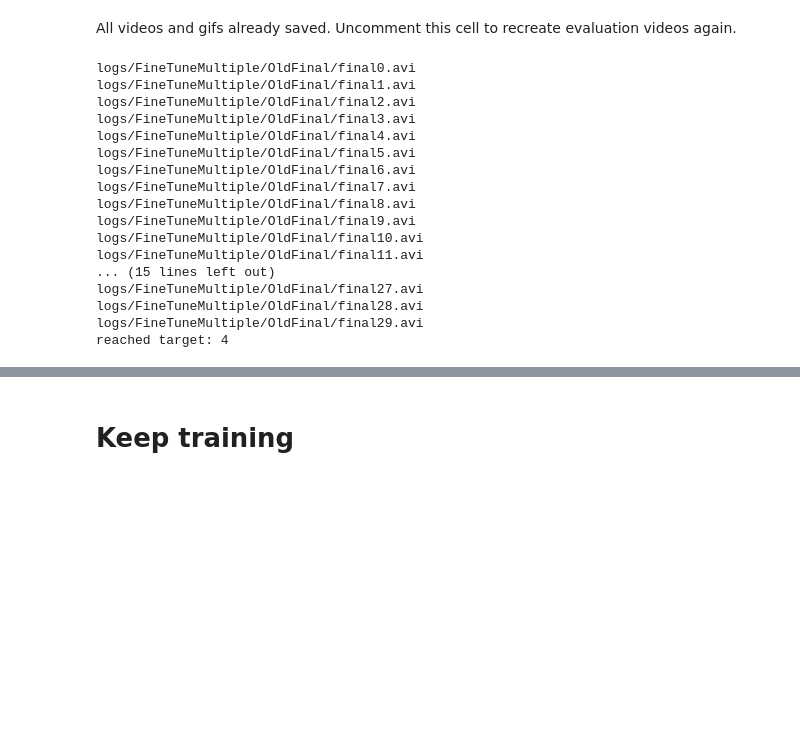
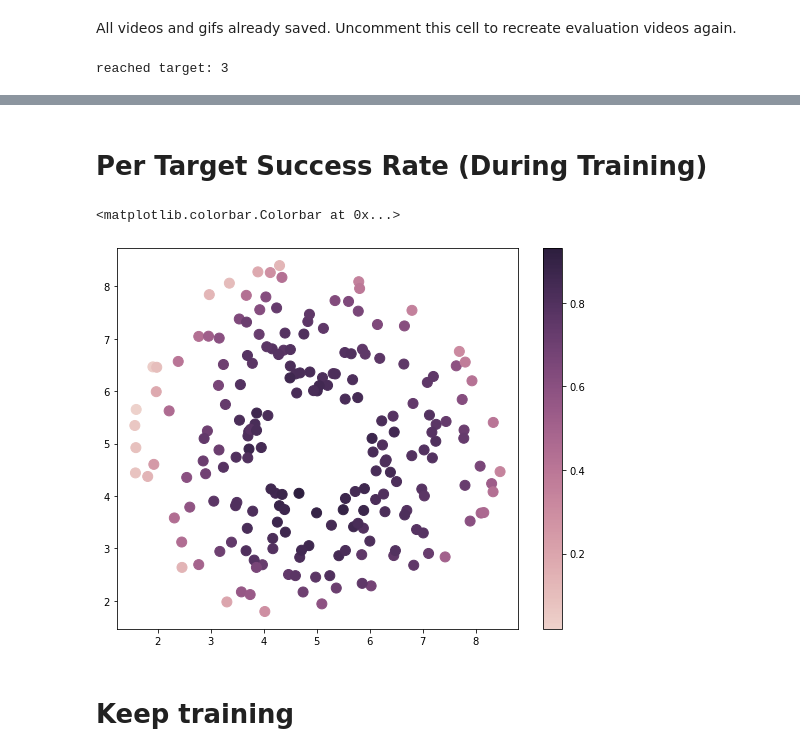
Before and after one commit to rl-project-dor-yuval/robomaze, a Jupyter notebook: Training/FineTuneMultiple.ipynb, the cells around one changed output, grey strips where cells are left out. Drawn from its saved outputs; the diff is of its cells as text; code cells hidden in the pictures; blank space fills up the shorter version.

```diff
--- a/Training/FineTuneMultiple.ipynb
+++ b/Training/FineTuneMultiple.ipynb
@@ -56,7 +61,8 @@ _, eval_env = get_multi_targets_circle_envs(radius=2.7,
 # Visual Results
 load trained model and show visual results on subset of the targets:
 # %%
-trained_model_dir = os.path.join("logs", "backup_SmallerMaze_5m")
+trained_model_dir = os.path.join("logs", "MultiTargets","TargetEpsilon0.5")
+
 new_results_dir = os.path.join("logs", "FineTuneMultiple")
 
 model = DDPG.load(os.path.join(trained_model_dir, "best_model"))
@@ -64,51 +70,35 @@ model = DDPG.load(os.path.join(trained_model_dir, "best_model"))
 All videos and gifs already saved.
 Uncomment this cell to recreate evaluation videos again.
 # %%
-# N_TARGETS_TO_VISUALIZE = 30
+N_TARGETS_TO_VISUALIZE = 3
 
-# rewards = []
-# reach_target_count = 0
+rewards = []
+reach_target_count = 0
 
-# for tgt in range(N_TARGETS_TO_VISUALIZE):
-#     episode_reward = 0
-#     done = False
+for tgt in range(N_TARGETS_TO_VISUALIZE):
+    episode_reward = 0
+    done = False
 
-#     video_path = os.path.join(new_results_dir, "OldFinal", "final" + str(tgt) + ".avi")
-#     print(video_path)
+    video_path = os.path.join(new_results_dir, "OldFinal", "final" + str(tgt) + ".avi")
+    # print(video_path)
 
-#     obs = eval_env.reset(create_video=True, video_path=video_path, target_index=tgt)
-#     while not done:
-#         action, _ = model.predict(obs, deterministic=True)
-#         obs, reward, done, _ = eval_env.step(action)
-#         episode_reward += reward
+    obs = eval_env.reset(create_video=True, video_path=video_path, target_index=tgt)
+    while not done:
+        action, _ = model.predict(obs, deterministic=True)
+        obs, reward, done, _ = eval_env.step(action)
+        episode_reward += reward
 
-#     rewards.append("reward: " + str(episode_reward))
-#     if episode_reward > 0:
-#         reach_target_count += 1
+    rewards.append("reward: " + str(episode_reward))
+    if episode_reward > 0:
+        reach_target_count += 1
 
-# _ = eval_env.reset()
+_ = eval_env.reset()
 
-# Evaluation.create_gifs_from_avi(os.path.join(new_results_dir, "OldFinal"))
+Evaluation.create_gifs_from_avi(os.path.join(new_results_dir, "OldFinal"))
 
-# print("reached target:", reach_target_count)
+print("reached target:", reach_target_count)
 # %% [output]
-logs/FineTuneMultiple/OldFinal/final0.avi
-logs/FineTuneMultiple/OldFinal/final1.avi
-logs/FineTuneMultiple/OldFinal/final2.avi
-logs/FineTuneMultiple/OldFinal/final3.avi
-logs/FineTuneMultiple/OldFinal/final4.avi
-logs/FineTuneMultiple/OldFinal/final5.avi
-logs/FineTuneMultiple/OldFinal/final6.avi
-logs/FineTuneMultiple/OldFinal/final7.avi
-logs/FineTuneMultiple/OldFinal/final8.avi
-logs/FineTuneMultiple/OldFinal/final9.avi
-logs/FineTuneMultiple/OldFinal/final10.avi
-logs/FineTuneMultiple/OldFinal/final11.avi
-... (15 lines left out)
-logs/FineTuneMultiple/OldFinal/final27.avi
-logs/FineTuneMultiple/OldFinal/final28.avi
-logs/FineTuneMultiple/OldFinal/final29.avi
-reached target: 4
+reached target: 3
 # %%
 gifs = glob.glob(os.path.join(new_results_dir, "OldFinal","*.gif"))
 gifs.sort()
@@ -120,6 +109,19 @@ ipyplot.plot_images(gifs, labels, rewards, img_width=200)
 # %% [output]
 [interactive output not drawn]
 [interactive output not drawn]
+# %% [markdown]
+# Per Target Success Rate (During Training)
+# %%
+# print(targets)
+target_success_rates = np.genfromtxt(os.path.join(trained_model_dir, "per_target_success_rate.csv"))
+
+cmap = sns.cubehelix_palette(as_cmap=True)
+f, ax = plt.subplots(figsize=[9,7])
+points = ax.scatter(x=targets[:,0], y=targets[:,1], c=target_success_rates, s=100, cmap=cmap)
+f.colorbar(points)
+# %% [output]
+<matplotlib.colorbar.Colorbar at 0x...>
+[figure, added]
 # %% [markdown]
 # Keep training
 # %%
```
Also changed, not shown: parts of 9 cells of this notebook, 51 other files.
